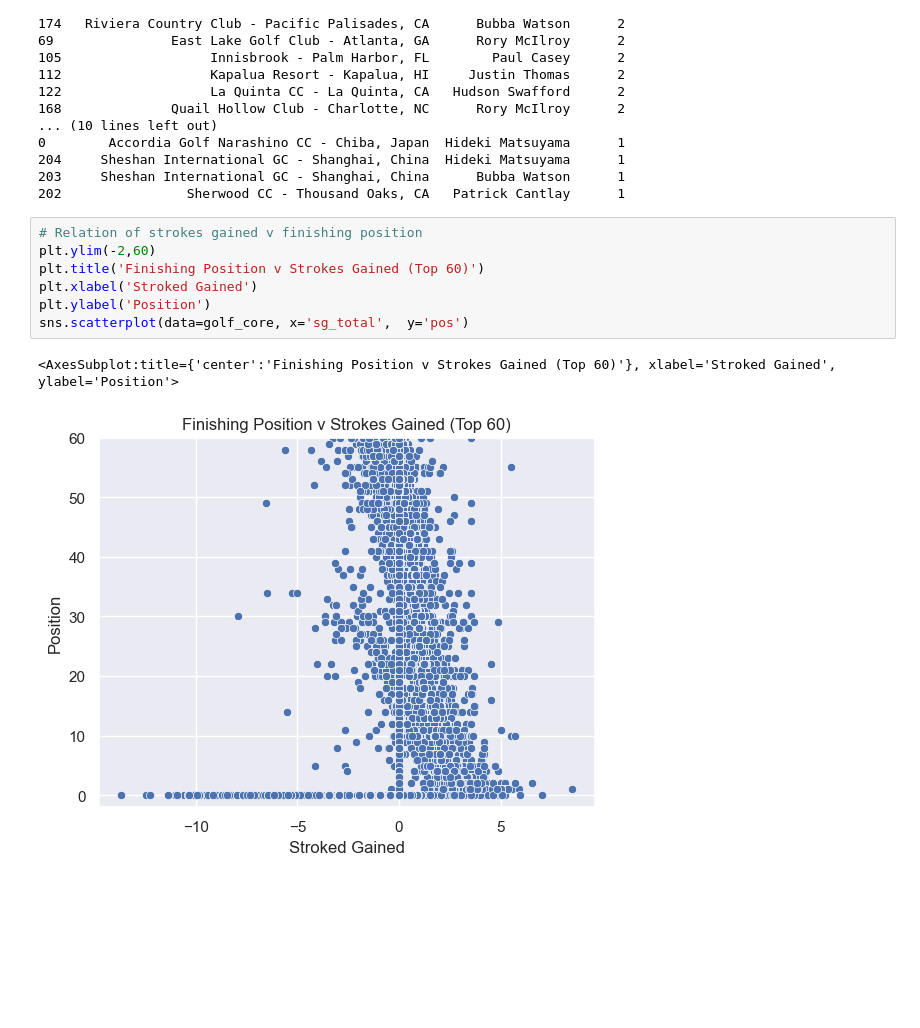
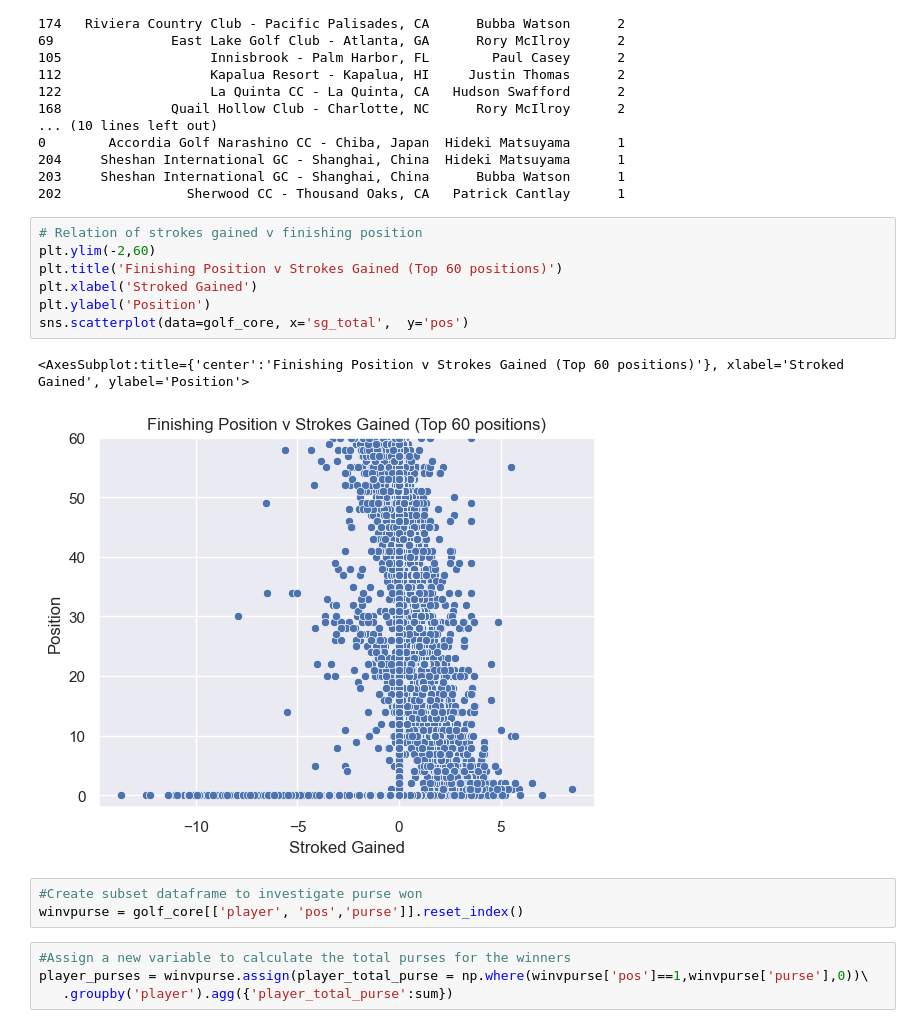
Before and after one commit to darkmillon/UCDPA_Mark_Dillon, a Jupyter notebook: UCAPA_MarkDillon.ipynb, the cells around one changed output. Cells and saved outputs as stored; diff of their text form; blank space fills up the shorter version.

Commit message:
Add files via upload
Further analysis by purses added

```diff
--- a/UCAPA_MarkDillon.ipynb
+++ b/UCAPA_MarkDillon.ipynb
@@ -573,10 +573,17 @@ print(winners_best_courses.head(25))
 # %%
 # Relation of strokes gained v finishing position
 plt.ylim(-2,60)
-plt.title('Finishing Position v Strokes Gained (Top 60)')
+plt.title('Finishing Position v Strokes Gained (Top 60 positions)')
 plt.xlabel('Stroked Gained')
 plt.ylabel('Position')
 sns.scatterplot(data=golf_core, x='sg_total',  y='pos')
 # %% [output]
-<AxesSubplot:title={'center':'Finishing Position v Strokes Gained (Top 60)'}, xlabel='Stroked Gained', ylabel='Position'>
+<AxesSubplot:title={'center':'Finishing Position v Strokes Gained (Top 60 positions)'}, xlabel='Stroked Gained', ylabel='Position'>
-[figure, old version]
+[figure, new version]
+# %%
+#Create subset dataframe to investigate purse won
+winvpurse = golf_core[['player', 'pos','purse']].reset_index()
+# %%
+#Assign a new variable to calculate the total purses for the winners
+player_purses = winvpurse.assign(player_total_purse = np.where(winvpurse['pos']==1,winvpurse['purse'],0))\
+   .groupby('player').agg({'player_total_purse':sum})
```
Also changed, not shown: parts of 4 cells of this notebook.
